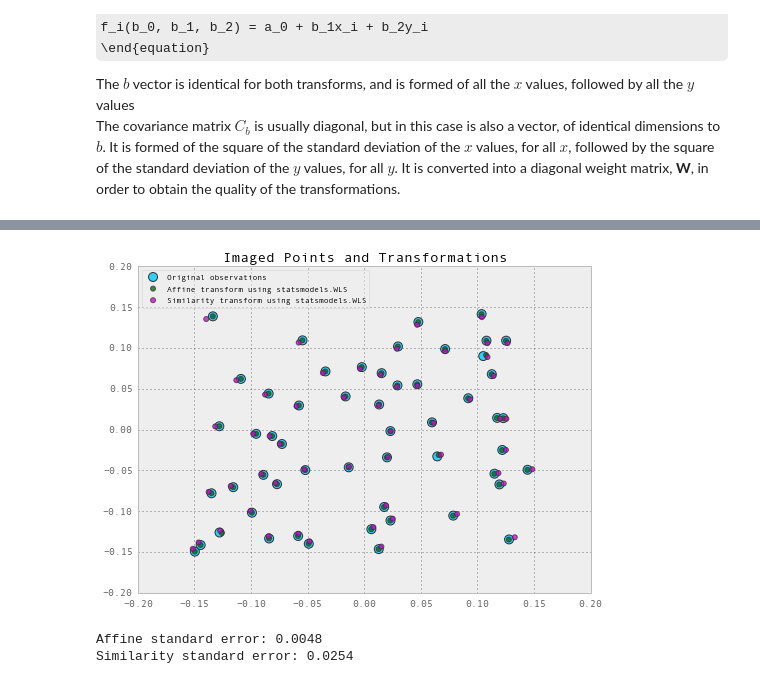
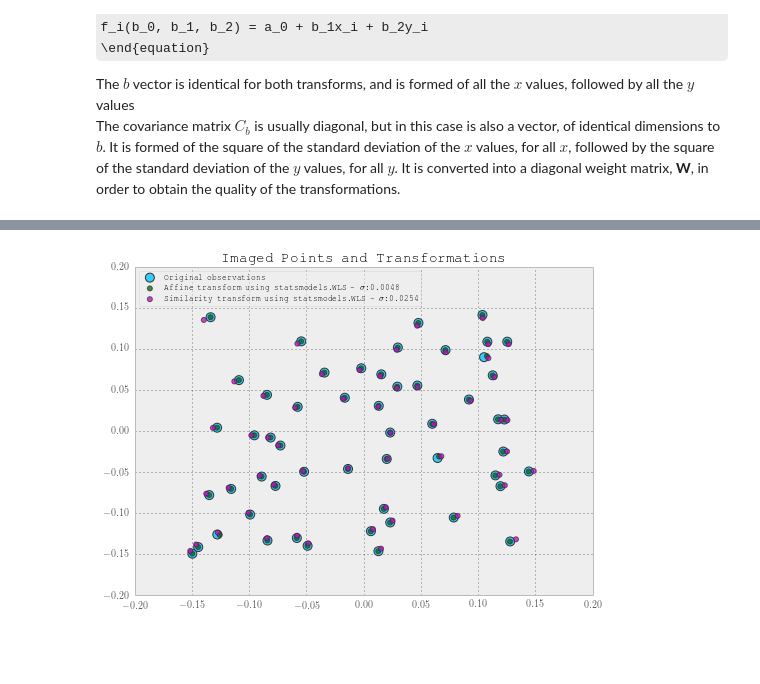
Before and after one commit to urschrei/linalg, a Jupyter notebook: statsmodels.ipynb, the cells around one changed output, grey strips where cells are left out. Drawn from its saved outputs; the diff is of its cells as text; code cells hidden in the pictures; some formulas as TeX source; blank space fills up the shorter version.

Commit message:
Render regression standard error in figure

```diff
--- a/statsmodels.ipynb
+++ b/statsmodels.ipynb
@@ -106,43 +107,33 @@ orig = plt.scatter(
 #    alpha=0.75)
 af = plt.scatter(
     coords['sm_affine_x'],
     coords['sm_affine_y'],
     marker='o',
     color='#006600',
     edgecolor='#333333',
     lw=1,
     s=25,
     alpha=0.75)
 sm = plt.scatter(
     coords['sm_similarity_x'],
     coords['sm_similarity_y'],
     marker='o',
     color='#CC00CC',
     edgecolor='#333333',
     lw=1,
     s=25,
     alpha=0.75)
 plt.title("Imaged Points and Transformations")
 leg = plt.legend(
     (orig, af, sm),
     ('Original observations',
-    'Affine transform using statsmodels.WLS',
-    'Similarity transform using statsmodels.WLS'),
+    r'Affine transform using statsmodels.WLS - $\sigma$:%0.4f' % np.sqrt(affine_results.mse_resid),
+    r'Similarity transform using statsmodels.WLS - $\sigma$:%0.4f' % np.sqrt(similarity_results.scale)),
     loc='upper left',
     scatterpoints=1,
     fontsize=8)
 leg.get_frame().set_alpha(0.5)
 plt.tight_layout()
 plt.savefig('results.png', dpi=100, alpha=True)
 # %% [output]
-[figure, old version]
+[figure, new version]
-# %%
-# we'd like to compare the quality of our two transformations
-# we calculate the square root of the mse_resid or scale attrib of the result
-# this is the sigma zero value, or standard error of the regression
-print("Affine standard error: %0.4f\nSimilarity standard error: %0.4f" % (
-    np.sqrt(affine_results.mse_resid),
-    np.sqrt(similarity_results.scale)))
-# %% [output]
-Affine standard error: 0.0048
-Similarity standard error: 0.0254
```
Also changed, not shown: parts of 3 cells of this notebook, 2 other files.
